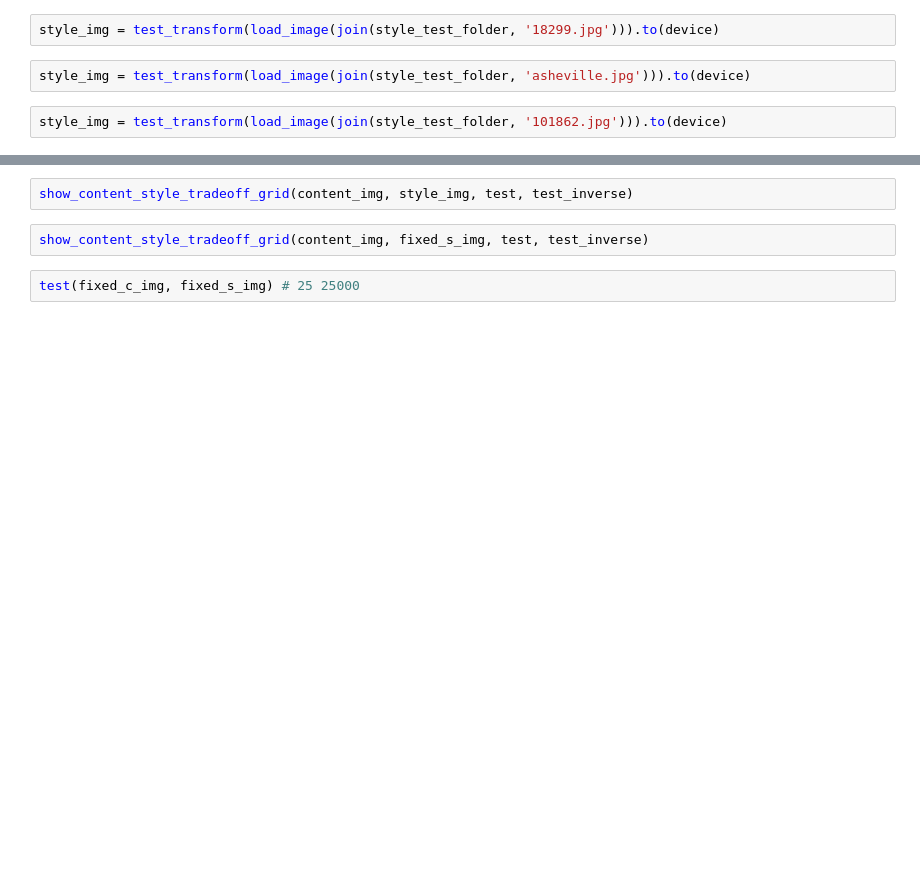
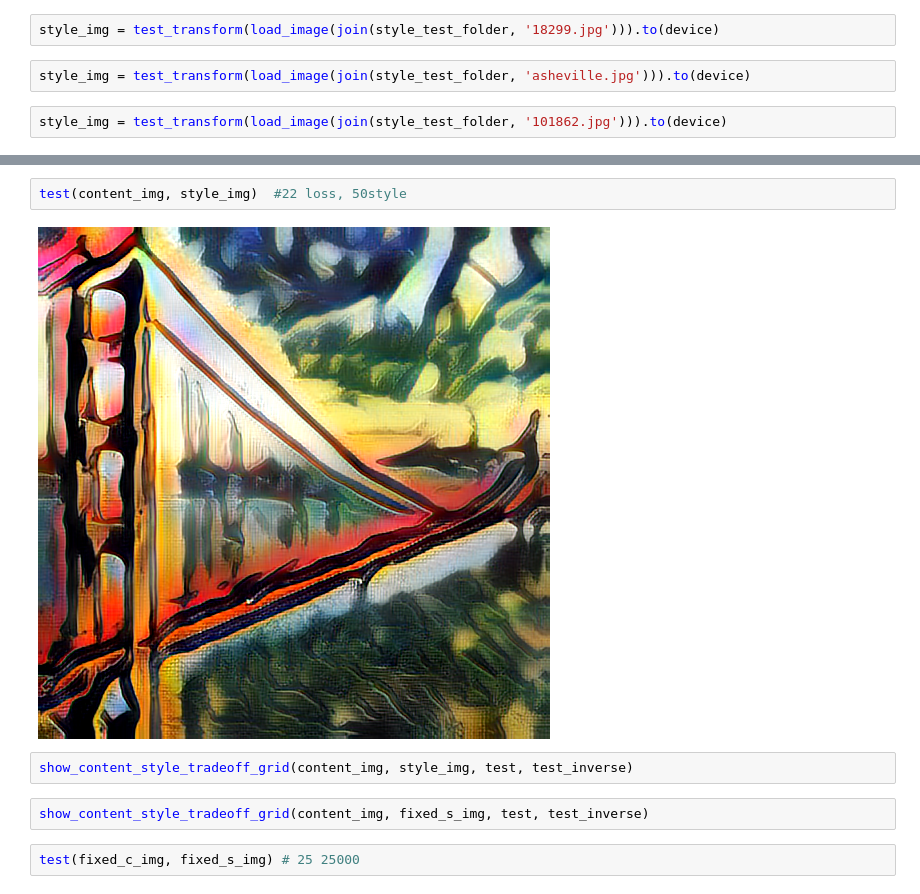
Before and after one commit to kandicst/real-time-style-transfer, a Jupyter notebook: Untitled.ipynb, the cells around one changed output, grey strips where cells are left out. Cells and saved outputs as stored; diff of their text form; blank space fills up the shorter version.

```diff
--- a/Untitled.ipynb
+++ b/Untitled.ipynb
@@ -268,3 +274,7 @@ test(content_img, style_img)
+# %%
+test(content_img, style_img)  #22 loss, 50style
+# %% [output]
+[figure, added]
 # %%
 show_content_style_tradeoff_grid(content_img, style_img, test, test_inverse)
 # %%
```
Also changed, not shown: parts of 11 cells of this notebook, 5 other files.
